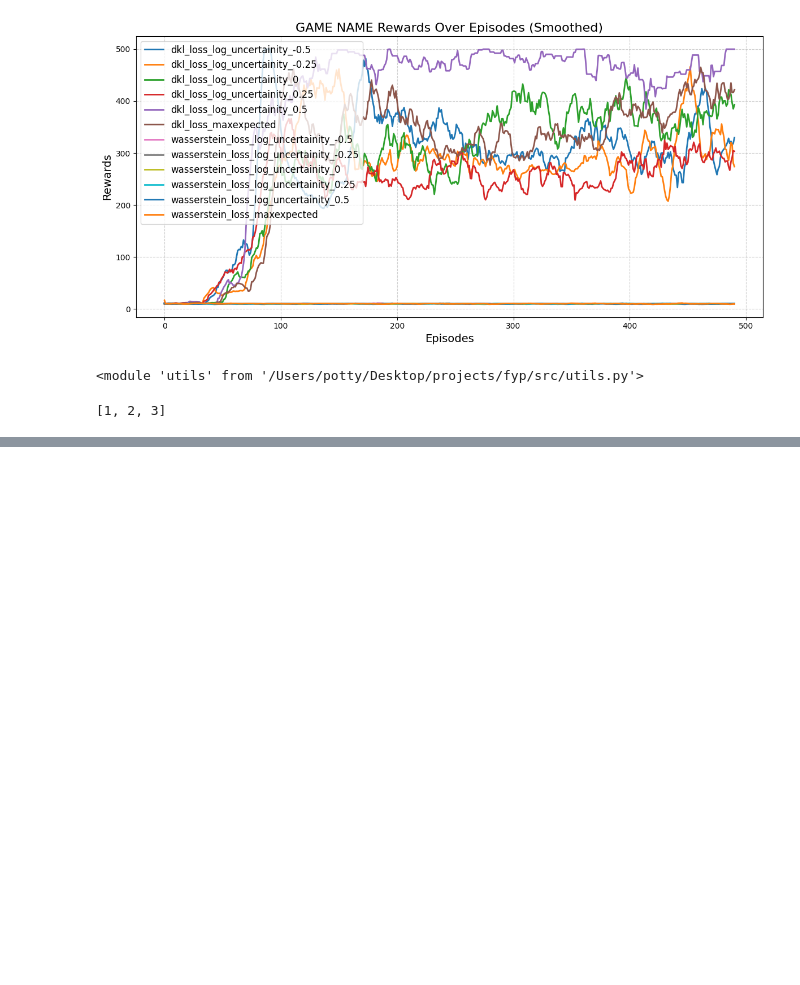
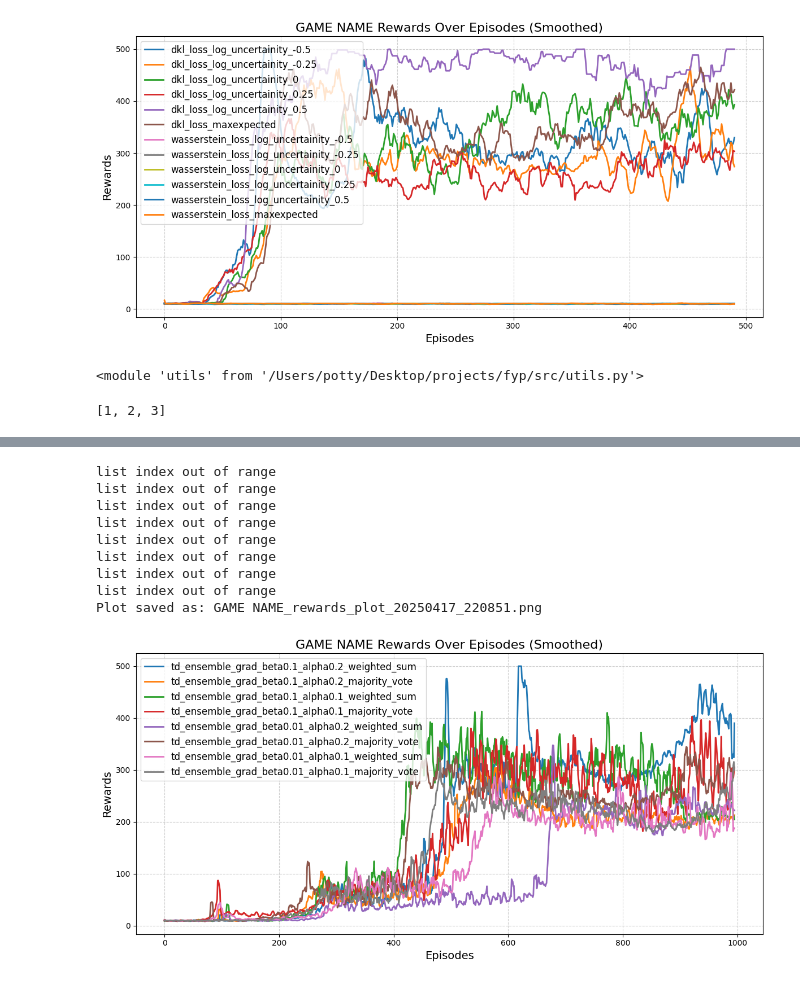
Before and after one commit to tejaey/RL_possibility_theory, a Jupyter notebook: src/Untitled.ipynb, the cells around one changed output, grey strips where cells are left out. Saved outputs shown, nothing was run; the diff lists cells and outputs as text; code cells hidden in the pictures; blank space fills up the shorter version.

```diff
--- a/src/Untitled.ipynb
+++ b/src/Untitled.ipynb
@@ -140,0 +1312,2 @@ utils.av
+# %%
+results3 = ensemble_experiment("CartPole-v1", episodes = 1000, batch_size = 1024, num_runs= 1)
@@ -140,0 +1331,14 @@ utils.av
+# %%
+gameres = utils.avg_results(results3)
+plot_improved_rewards(gameres, 5)
+# %% [output]
+list index out of range
+list index out of range
+list index out of range
+list index out of range
+list index out of range
+list index out of range
+list index out of range
+list index out of range
+Plot saved as: GAME NAME_rewards_plot_20250417_220851.png
+[figure, added]
```
Also changed, not shown: parts of 23 cells of this notebook, 33 other files.
